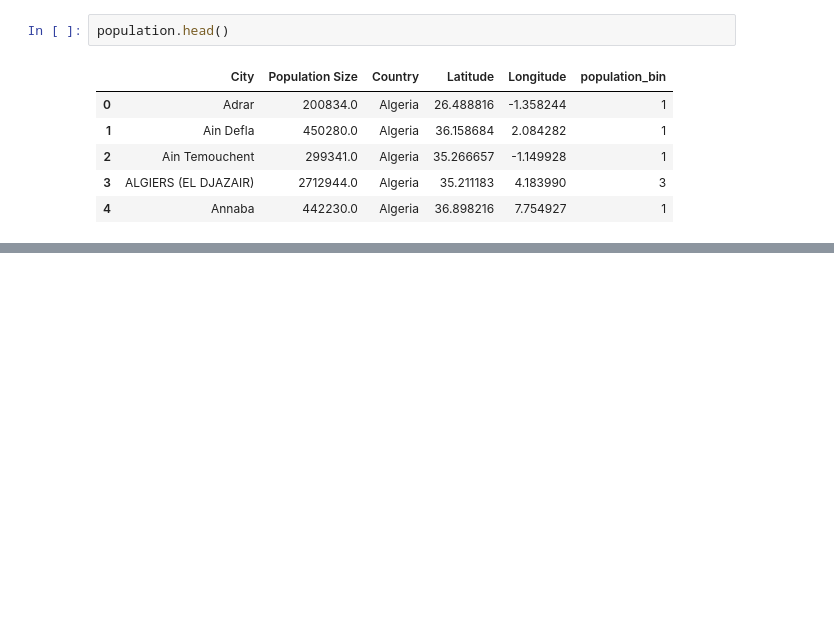
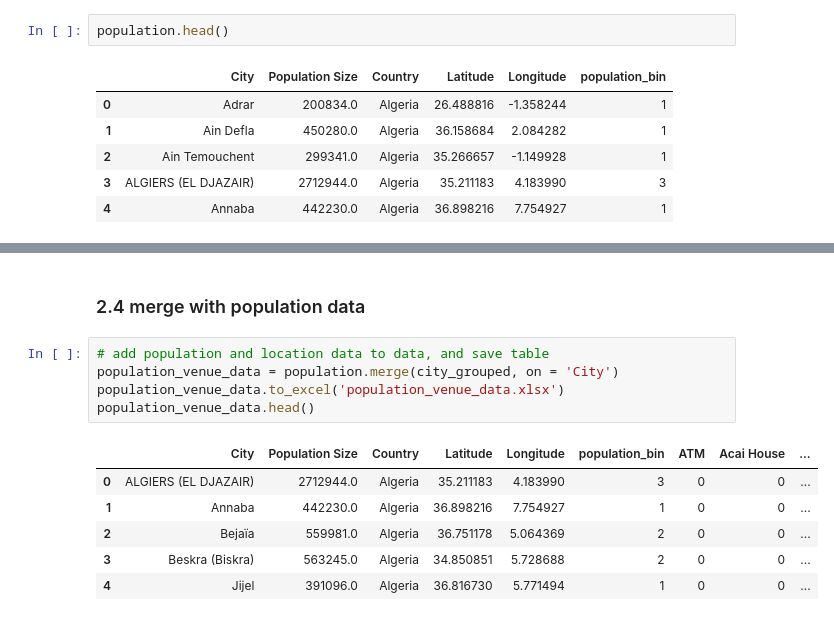
Before and after one commit to FranziMe/Coursera_Capstone, a Jupyter notebook: Capstone_project.ipynb, the cells around one changed output, grey strips where cells are left out. Saved outputs shown, nothing was run; the diff lists cells and outputs as text; blank space fills up the shorter version.

```diff
--- a/Capstone_project.ipynb
+++ b/Capstone_project.ipynb
@@ -387,0 +348,14 @@ kmeans.labels_[0:10]
+# %% [markdown]
+### 2.4 merge with population data
+# %%
+# add population and location data to data, and save table
+population_venue_data = population.merge(city_grouped, on = 'City')
+population_venue_data.to_excel('population_venue_data.xlsx')
+population_venue_data.head()
+# %% [output]
+|  | City | Population Size | Country | Latitude | Longitude | population_bin | ATM | Acai House | ... |
+| 0 | ALGIERS (EL DJAZAIR) | 2712944.0 | Algeria | 35.211183 | 4.183990 | 3 | 0 | 0 | ... |
+| 1 | Annaba | 442230.0 | Algeria | 36.898216 | 7.754927 | 1 | 0 | 0 | ... |
+| 2 | Bejaïa | 559981.0 | Algeria | 36.751178 | 5.064369 | 2 | 0 | 0 | ... |
+| 3 | Beskra (Biskra) | 563245.0 | Algeria | 34.850851 | 5.728688 | 2 | 0 | 0 | ... |
+| 4 | Jijel | 391096.0 | Algeria | 36.816730 | 5.771494 | 1 | 0 | 0 | ... |
```
Also changed, not shown: parts of 36 cells of this notebook, 7 other files.
